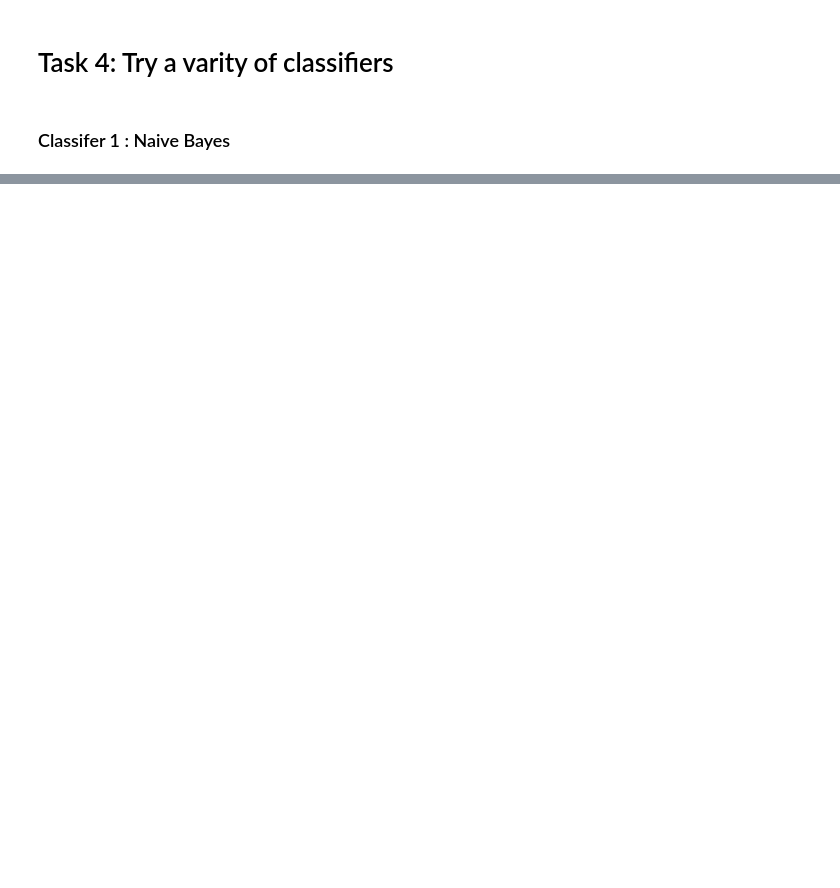
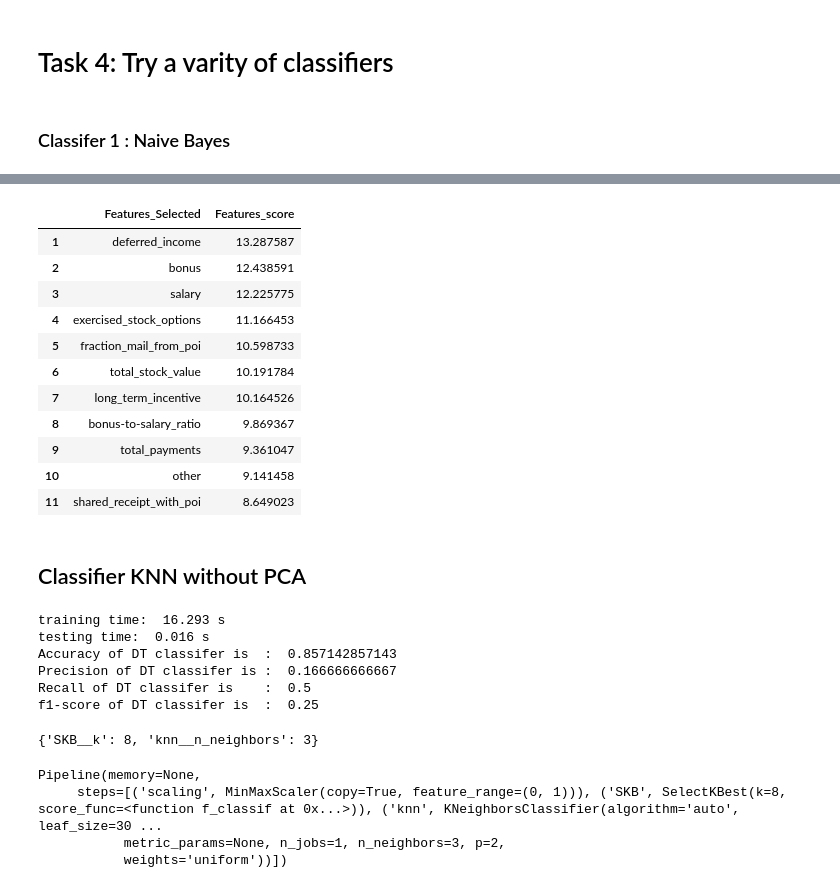
Before and after one commit to jeswingeorge/Enron-Email-Dataset, a Jupyter notebook: Mini_projects/Project_analysis.ipynb, the cells around one changed output, grey strips where cells are left out. Drawn from its saved outputs; the diff is of its cells as text; code cells hidden in the pictures; blank space fills up the shorter version.

```diff
--- a/Mini_projects/project_trials/Analysis.ipynb
+++ b/Mini_projects/Project_analysis.ipynb
@@ -911,0 +1024,7 @@ imp_features_df
+# %%
+features_selected_bool = grid.best_estimator_.named_steps['SKB'].get_support()
+features_selected_list = [x for x,y in zip(features_list[1:], features_selected_bool) if y]
+print "Selected Features : \n",features_selected_list
+feature_scores =  grid.best_estimator_.named_steps['SKB'].scores_
+feature_selected_scores = feature_scores[features_selected_bool]
+feature_selected_scores
@@ -911,0 +1037,69 @@ imp_features_df
+# %%
+imp_features_df = pd.DataFrame({'Features_Selected':features_selected_list, 'Features_score':feature_selected_scores})
+imp_features_df.sort_values('Features_score', ascending = False,inplace = True)
+Rank = pd.Series(list(range(1,len(features_selected_list)+1)))
+imp_features_df.set_index(Rank, inplace = True)
+imp_features_df
+# %% [output]
+|  | Features_Selected | Features_score |
+| 1 | deferred_income | 13.287587 |
+| 2 | bonus | 12.438591 |
+| 3 | salary | 12.225775 |
+| 4 | exercised_stock_options | 11.166453 |
+| 5 | fraction_mail_from_poi | 10.598733 |
+| 6 | total_stock_value | 10.191784 |
+| 7 | long_term_incentive | 10.164526 |
+| 8 | bonus-to-salary_ratio | 9.869367 |
+| 9 | total_payments | 9.361047 |
+| 10 | other | 9.141458 |
+| 11 | shared_receipt_with_poi | 8.649023 |
+# %% [markdown]
+## Classifier KNN without PCA
+# %%
+from sklearn.neighbors import KNeighborsClassifier
+clf_knn = KNeighborsClassifier()
+
+sss = StratifiedShuffleSplit(n_splits=10, test_size=0.3,random_state = 42)
+pipeline = Pipeline(steps = [("scaling", scaler), ("SKB", skb),  ("knn",clf_knn)])
+param_grid = {"SKB__k":[7,8,9,10,11,12,13,14,15, 16, 17, 18],
+              "knn__n_neighbors": [3,4,5,6,7,8,9,11,12,13,15],
+              }
+
+grid = GridSearchCV(pipeline, param_grid, verbose = 0, cv = sss, scoring = 'f1')
+
+t0 = time()
+#clf = clf.fit(features_train, labels_train)
+grid.fit(features, labels)
+print "training time: ", round(time()-t0, 3), "s"
+
+# best algorithm
+clf = grid.best_estimator_
+
+t0 = time()
+# refit the best algorithm:
+clf.fit(features_train, labels_train)
+prediction = clf.predict(features_test)
+print "testing time: ", round(time()-t0, 3), "s"
+
+print "Accuracy of DT classifer is  : ",accuracy_score(labels_test, prediction)
+print "Precision of DT classifer is : ",precision_score(prediction, labels_test)
+print "Recall of DT classifer is    : ",recall_score(prediction, labels_test)
+print "f1-score of DT classifer is  : ",f1_score(prediction, labels_test)
+# %% [output]
+training time:  16.293 s
+testing time:  0.016 s
+Accuracy of DT classifer is  :  0.857142857143
+Precision of DT classifer is :  0.166666666667
+Recall of DT classifer is    :  0.5
+f1-score of DT classifer is  :  0.25
+# %%
+grid.best_params_
+# %% [output]
+{'SKB__k': 8, 'knn__n_neighbors': 3}
+# %%
+grid.best_estimator_
+# %% [output]
+Pipeline(memory=None,
+     steps=[('scaling', MinMaxScaler(copy=True, feature_range=(0, 1))), ('SKB', SelectKBest(k=8, score_func=<function f_classif at 0x...>)), ('knn', KNeighborsClassifier(algorithm='auto', leaf_size=30 ...
+           metric_params=None, n_jobs=1, n_neighbors=3, p=2,
+           weights='uniform'))])
```
Also changed, not shown: parts of 64 cells of this notebook, 2 other files.
